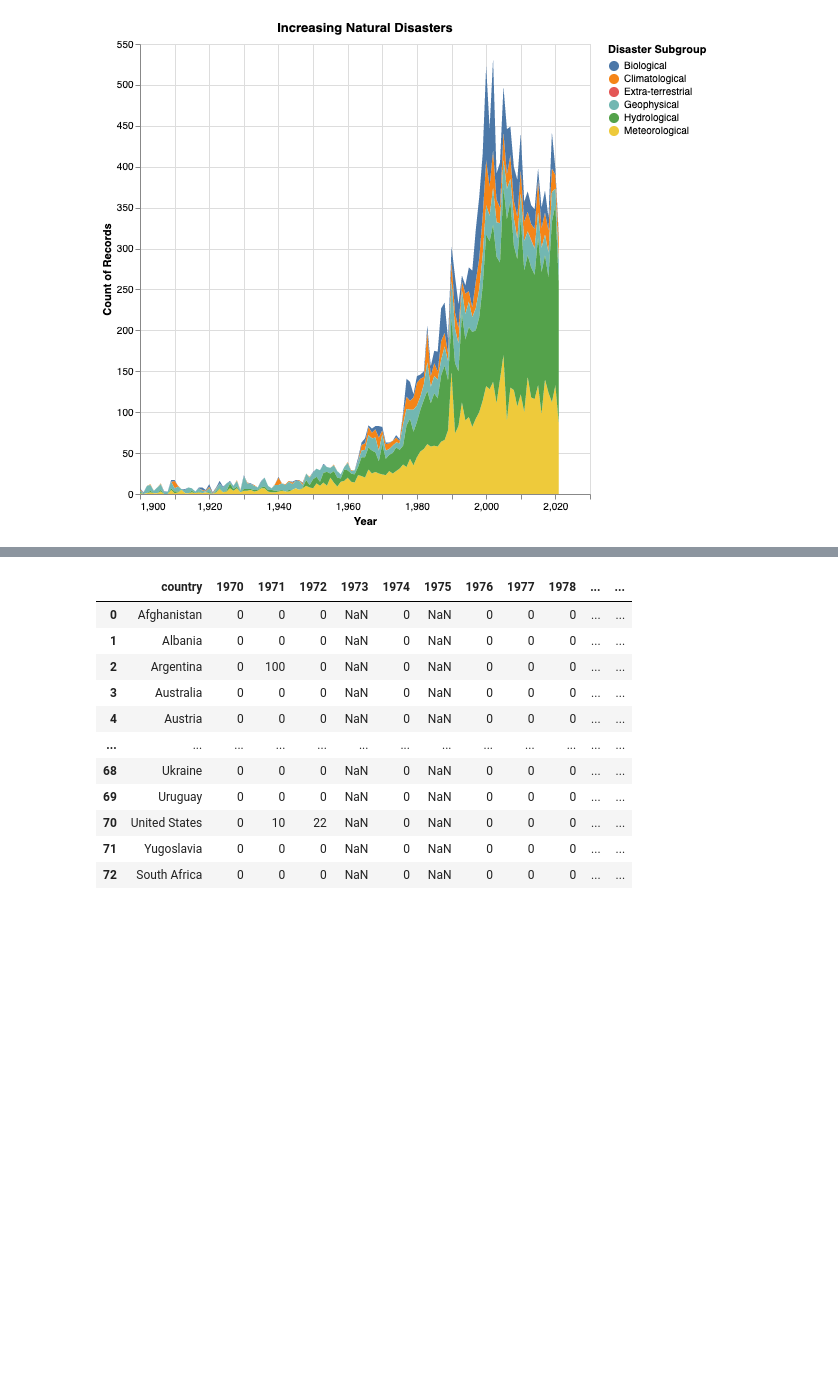
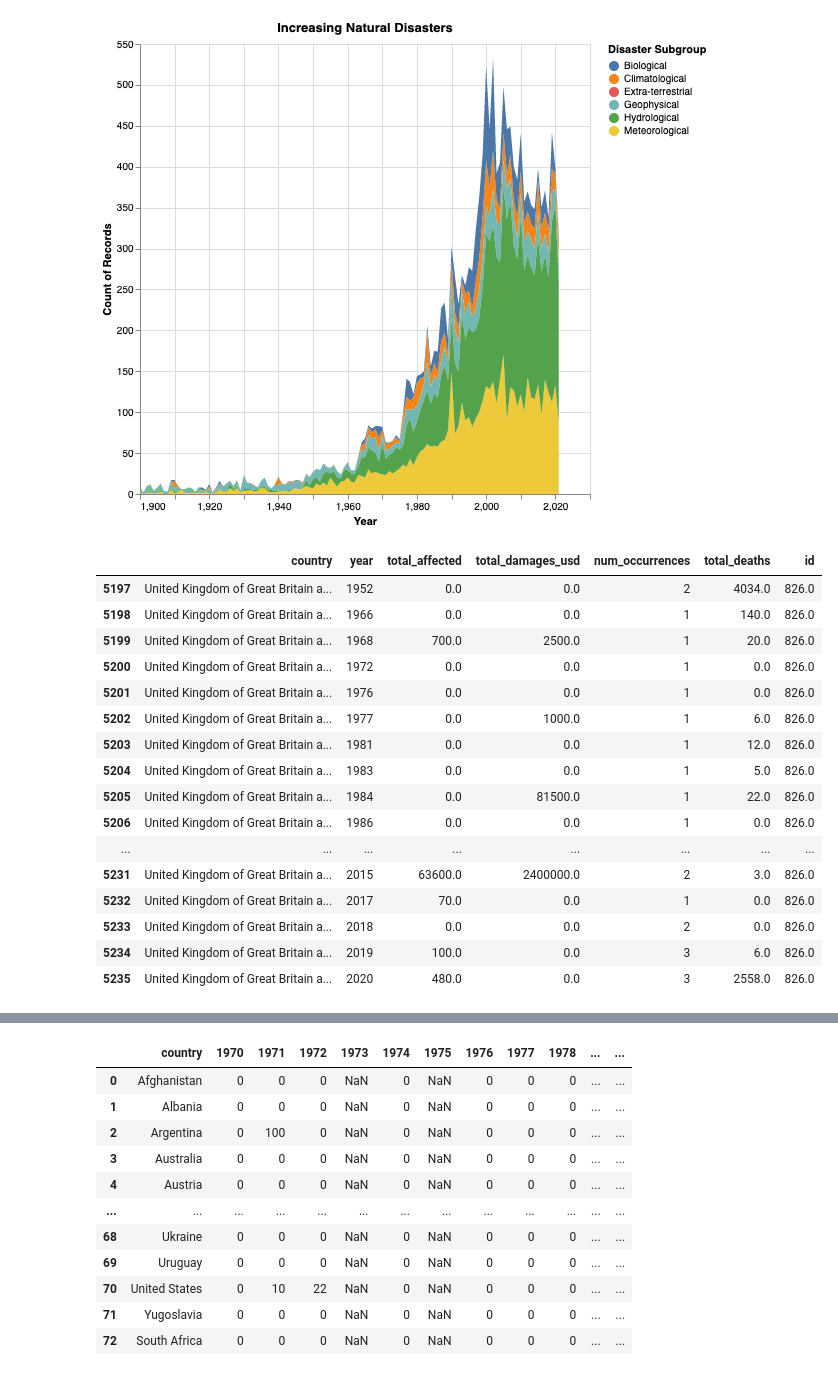
Before and after one commit to mel-liow/climate-analysis, a Jupyter notebook: climate_analysis.ipynb, the cells around one changed output, grey strips where cells are left out. Cells and saved outputs as stored; diff of their text form; code cells hidden in the pictures; blank space fills up the shorter version.

```diff
--- a/climate_analysis.ipynb
+++ b/climate_analysis.ipynb
@@ -287,26 +275,45 @@ pivot.rename(columns={'Country':'country',
 # %%
 country_info = pd.read_csv(
     'https://raw.githubusercontent.com/lukes/ISO-3166-Countries-with-Regional-Codes/master/all/all.csv',
 #     converters={'country-code': lambda x: str(x)}
 )
 
 country_info['country'] = country_info['name']
 country_info['id'] = country_info['country-code']
 
 country_info = country_info.replace({'Bolivia (Plurinational State of)': 'Bolivia',
                           'Iran (Islamic Republic of)': 'Iran',
                            'North Macedonia': 'Macedonia',
                            'Taiwan, Province of China': 'Taiwan',
                            "Korea (Democratic People's Republic of)": 'Korea',
                            'Moldova, Republic of': 'Moldova',
                            'Czechia': 'Czech Republic',
                           })
 
 
-natural_disasters_merged = pd.merge(pivot, country_info[['country', 'id']], on='country', how='outer')
-# natural_disasters_merged[natural_disasters_merged['country'] == 'Korea']
+natural_disasters_merged = pd.merge(pivot, country_info[['country', 'id']], on='country', how='left')
+natural_disasters_merged[natural_disasters_merged['country'] == "United Kingdom of Great Britain and Northern Ireland" ]
 
 # natural_disasters_merged[natural_disasters_merged['id'].isnull()]['country'].unique()
+# natural_disasters_merged
+# %% [output]
+|  | country | year | total_affected | total_damages_usd | num_occurrences | total_deaths | id |
+| 5197 | United Kingdom of Great Britain a... | 1952 | 0.0 | 0.0 | 2 | 4034.0 | 826.0 |
+| 5198 | United Kingdom of Great Britain a... | 1966 | 0.0 | 0.0 | 1 | 140.0 | 826.0 |
+| 5199 | United Kingdom of Great Britain a... | 1968 | 700.0 | 2500.0 | 1 | 20.0 | 826.0 |
+| 5200 | United Kingdom of Great Britain a... | 1972 | 0.0 | 0.0 | 1 | 0.0 | 826.0 |
+| 5201 | United Kingdom of Great Britain a... | 1976 | 0.0 | 0.0 | 1 | 0.0 | 826.0 |
+| 5202 | United Kingdom of Great Britain a... | 1977 | 0.0 | 1000.0 | 1 | 6.0 | 826.0 |
+| 5203 | United Kingdom of Great Britain a... | 1981 | 0.0 | 0.0 | 1 | 12.0 | 826.0 |
+| 5204 | United Kingdom of Great Britain a... | 1983 | 0.0 | 0.0 | 1 | 5.0 | 826.0 |
+| 5205 | United Kingdom of Great Britain a... | 1984 | 0.0 | 81500.0 | 1 | 22.0 | 826.0 |
+| 5206 | United Kingdom of Great Britain a... | 1986 | 0.0 | 0.0 | 1 | 0.0 | 826.0 |
+| ... | ... | ... | ... | ... | ... | ... | ... |
+| 5231 | United Kingdom of Great Britain a... | 2015 | 63600.0 | 2400000.0 | 2 | 3.0 | 826.0 |
+| 5232 | United Kingdom of Great Britain a... | 2017 | 70.0 | 0.0 | 1 | 0.0 | 826.0 |
+| 5233 | United Kingdom of Great Britain a... | 2018 | 0.0 | 0.0 | 2 | 0.0 | 826.0 |
+| 5234 | United Kingdom of Great Britain a... | 2019 | 100.0 | 0.0 | 3 | 6.0 | 826.0 |
+| 5235 | United Kingdom of Great Britain a... | 2020 | 480.0 | 0.0 | 3 | 2558.0 | 826.0 |
 # %%
 from vega_datasets import data
 
```
Also changed, not shown: parts of 5 cells of this notebook.
